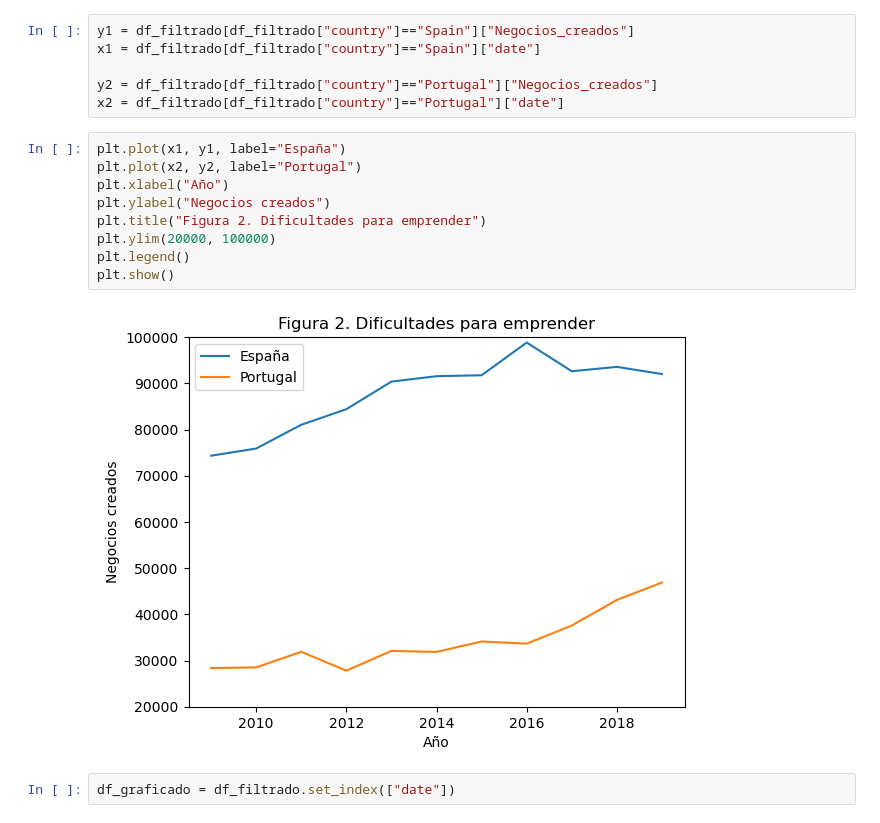
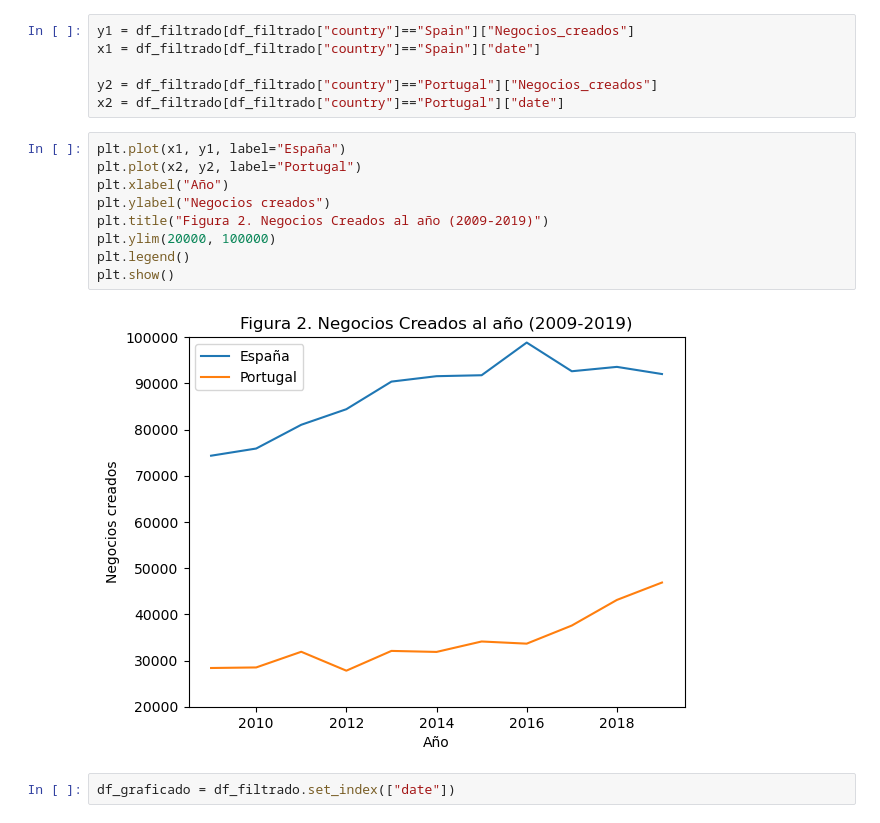
Before and after one commit to jtomasello247/-BigDataUBA-Grupo13, a Jupyter notebook: TP1-UBA.ipynb, the cells around one changed output. Drawn from its saved outputs; the diff is of its cells as text.

```diff
--- a/TP1-UBA.ipynb
+++ b/TP1-UBA.ipynb
@@ -272,14 +277,14 @@ x2 = df_filtrado[df_filtrado["country"]=="Portugal"]["date"]
 # %%
 plt.plot(x1, y1, label="España")
 plt.plot(x2, y2, label="Portugal")
 plt.xlabel("Año")
 plt.ylabel("Negocios creados")
-plt.title("Figura 2. Dificultades para emprender")
+plt.title("Figura 2. Negocios Creados al año (2009-2019)")
 plt.ylim(20000, 100000)
 plt.legend()
 plt.show()
 # %% [output]
-[figure, old version]
+[figure, new version]
 # %%
 df_graficado = df_filtrado.set_index(["date"])
 # %%
```
Also changed, not shown: parts of 15 cells of this notebook, 5 other files.
